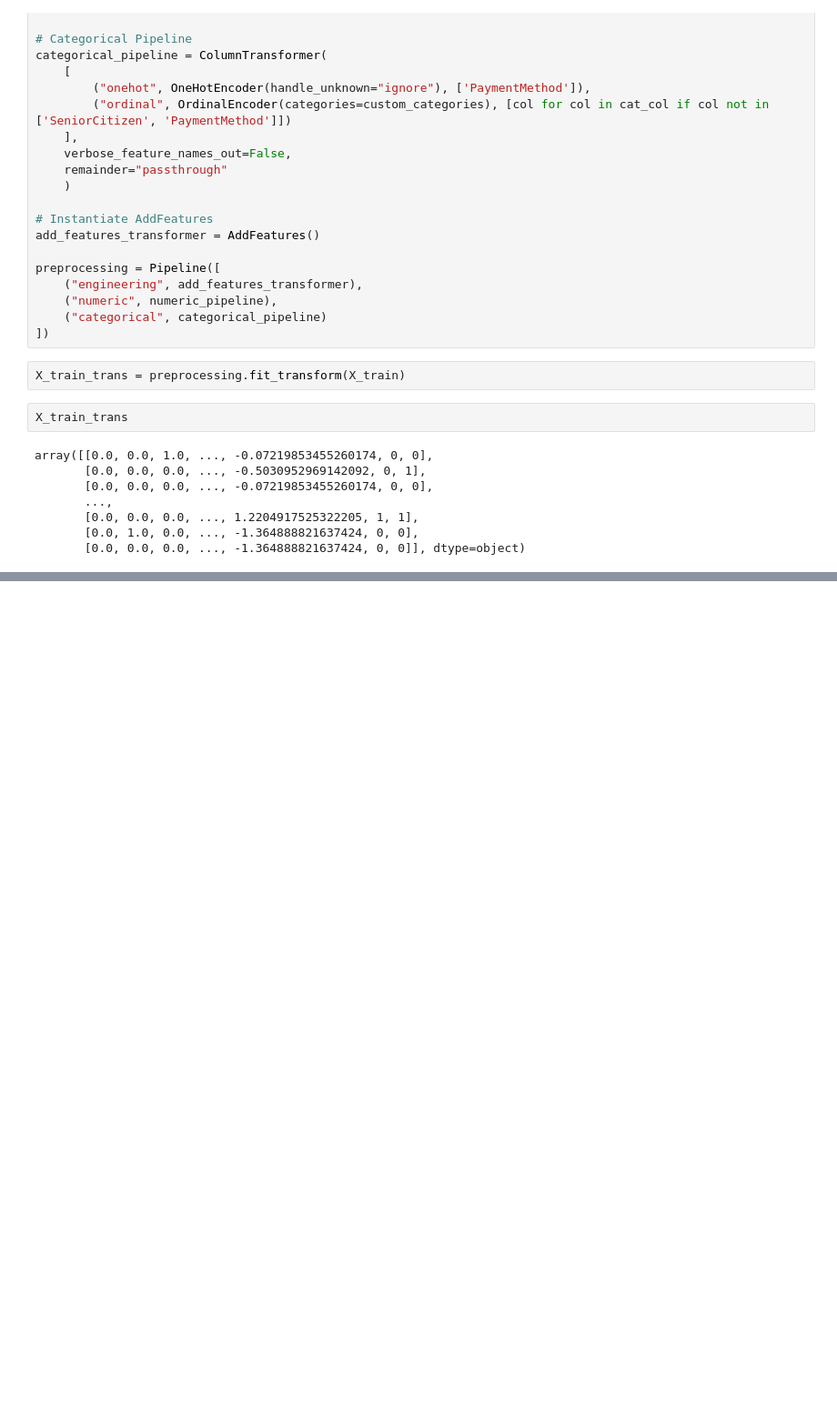
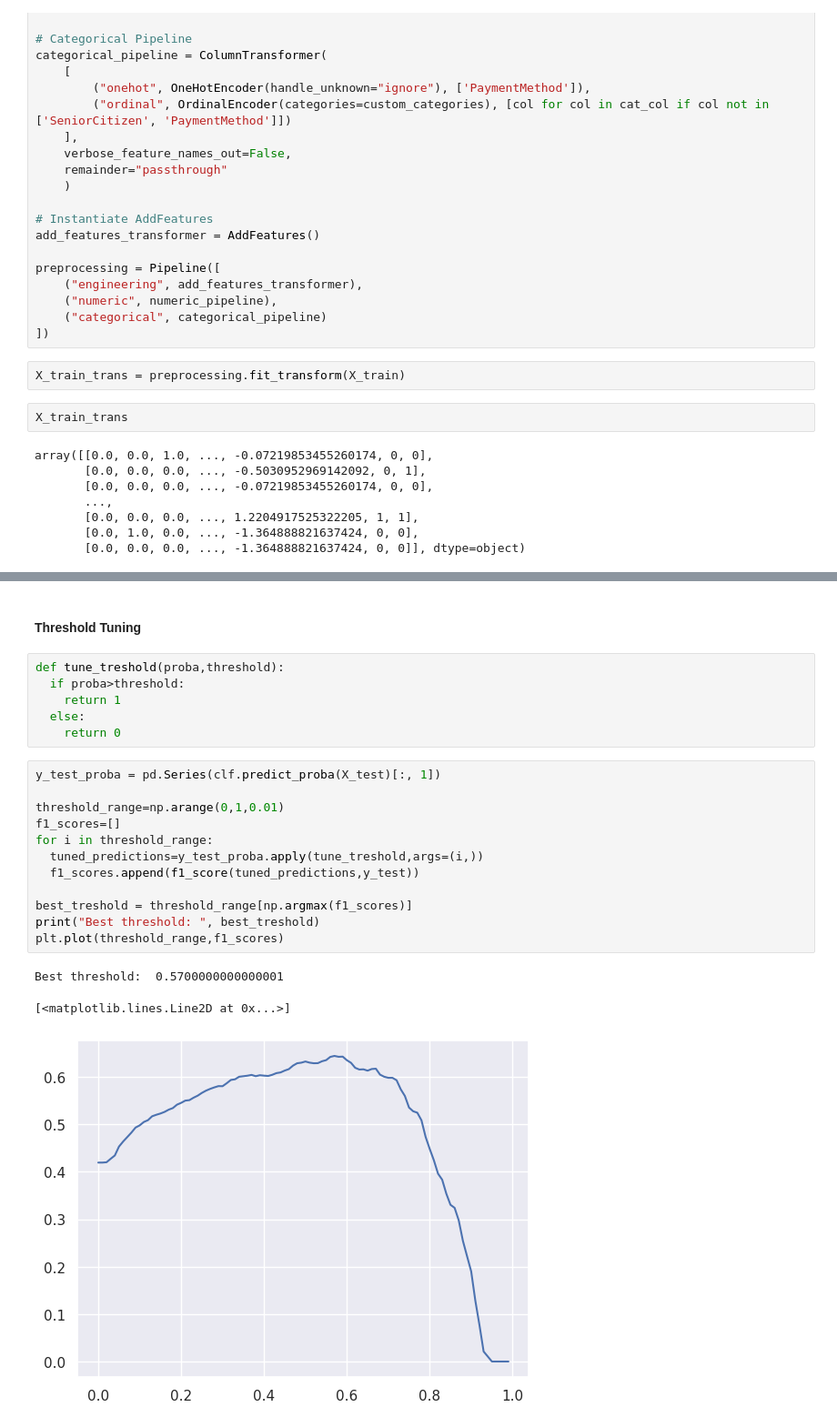
Before and after one commit to HaywhyCoder/Telco_Customer_Churn, a Jupyter notebook: notebooks/Telco_Customer_Churn.ipynb, the cells around one changed output, grey strips where cells are left out. Shown at 91% size. Drawn from its saved outputs; the diff is of its cells as text; blank space fills up the shorter version.

```diff
--- a/notebooks/Telco_Customer_Churn.ipynb
+++ b/notebooks/Telco_Customer_Churn.ipynb
@@ -739,0 +745,24 @@ weighted avg       0.81      0.75      0.76      1409
+# %% [markdown]
+#### Threshold Tuning
+# %%
+def tune_treshold(proba,threshold):
+  if proba>threshold:
+    return 1
+  else:
+    return 0
+# %%
+y_test_proba = pd.Series(clf.predict_proba(X_test)[:, 1])
+
+threshold_range=np.arange(0,1,0.01)
+f1_scores=[]
+for i in threshold_range:
+  tuned_predictions=y_test_proba.apply(tune_treshold,args=(i,))
+  f1_scores.append(f1_score(tuned_predictions,y_test))
+
+best_treshold = threshold_range[np.argmax(f1_scores)]
+print("Best threshold: ", best_treshold)
+plt.plot(threshold_range,f1_scores)
+# %% [output]
+Best threshold:  0.5700000000000001
+[<matplotlib.lines.Line2D at 0x...>]
+[figure, added]
```
Also changed, not shown: parts of 9 cells of this notebook.
